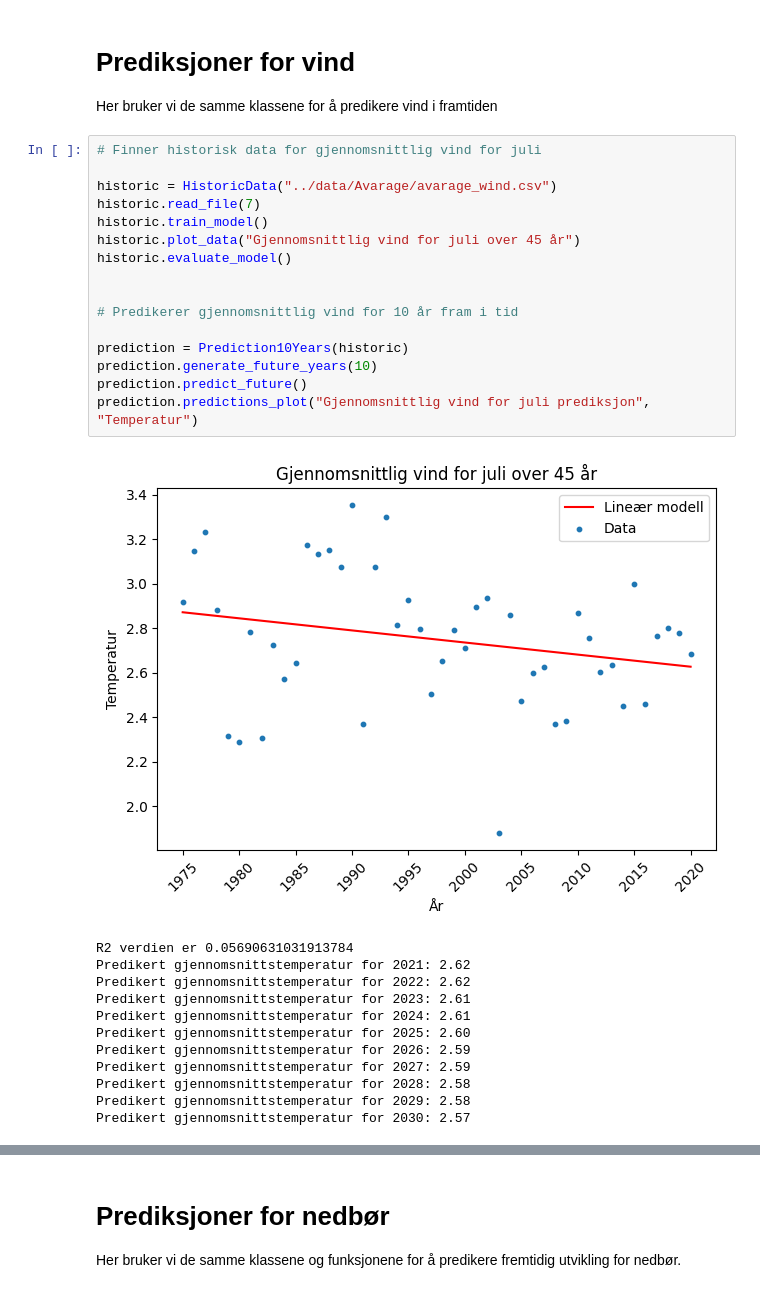
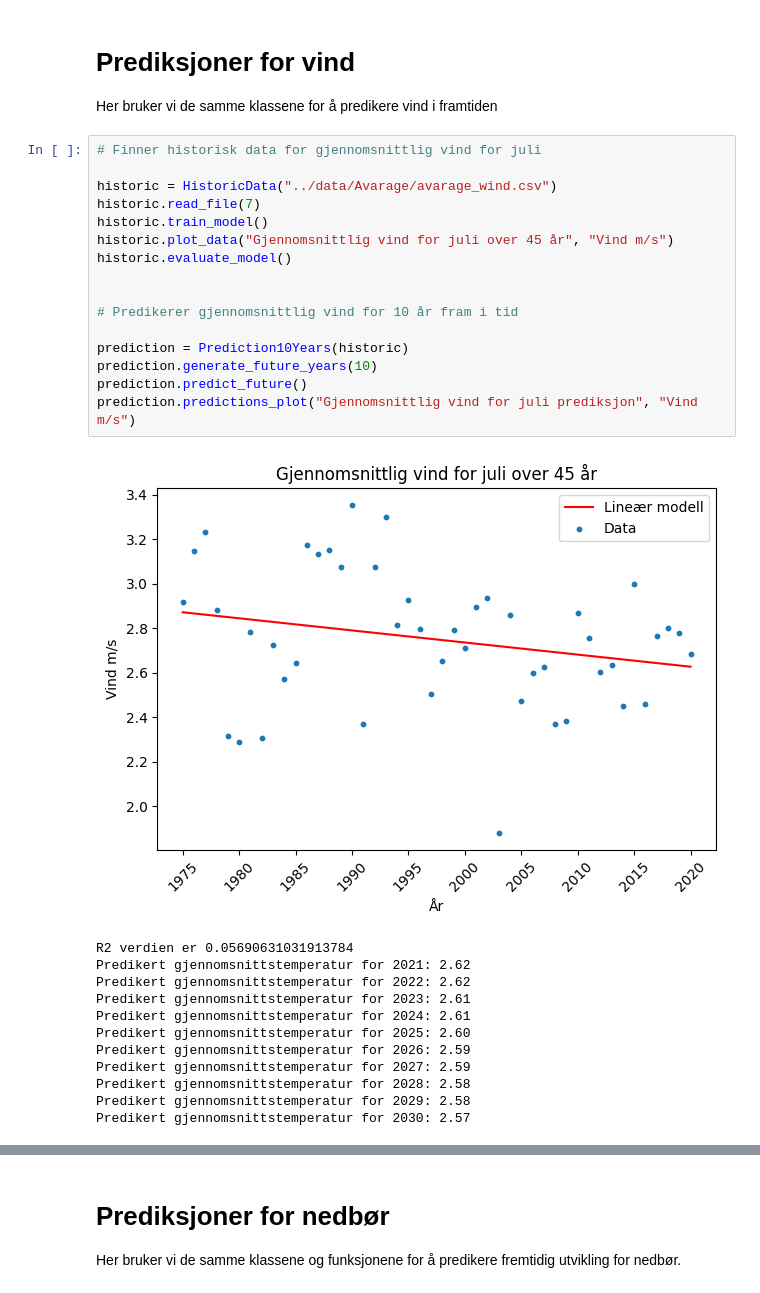
Before and after one commit to Annabrekka/Miljodataanalyse, a Jupyter notebook: notebooks/Prediksjon.ipynb, the cells around one changed output, grey strips where cells are left out. Drawn from its saved outputs; the diff is of its cells as text.

```diff
--- a/notebooks/Prediksjon.ipynb
+++ b/notebooks/Prediksjon.ipynb
@@ -56,21 +56,21 @@ Her bruker vi de samme klassene for å predikere vind i framtiden
 # %%
 # Finner historisk data for gjennomsnittlig vind for juli
 
 historic = HistoricData("../data/Avarage/avarage_wind.csv")
 historic.read_file(7)
 historic.train_model()
-historic.plot_data("Gjennomsnittlig vind for juli over 45 år")
+historic.plot_data("Gjennomsnittlig vind for juli over 45 år", "Vind m/s")
 historic.evaluate_model()
 
 
 # Predikerer gjennomsnittlig vind for 10 år fram i tid
 
 prediction = Prediction10Years(historic)
 prediction.generate_future_years(10)
 prediction.predict_future()
-prediction.predictions_plot("Gjennomsnittlig vind for juli prediksjon", "Temperatur")
+prediction.predictions_plot("Gjennomsnittlig vind for juli prediksjon", "Vind m/s")
 # %% [output]
-[figure, old version]
+[figure, new version]
 R2 verdien er 0.05690631031913784
 Predikert gjennomsnittstemperatur for 2021: 2.62
 Predikert gjennomsnittstemperatur for 2022: 2.62
```
Also changed, not shown: parts of 3 cells of this notebook, 2 other files.
